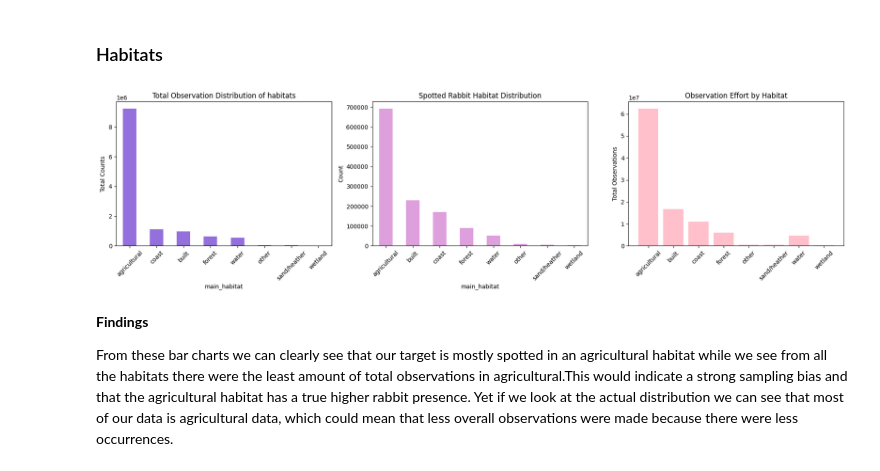
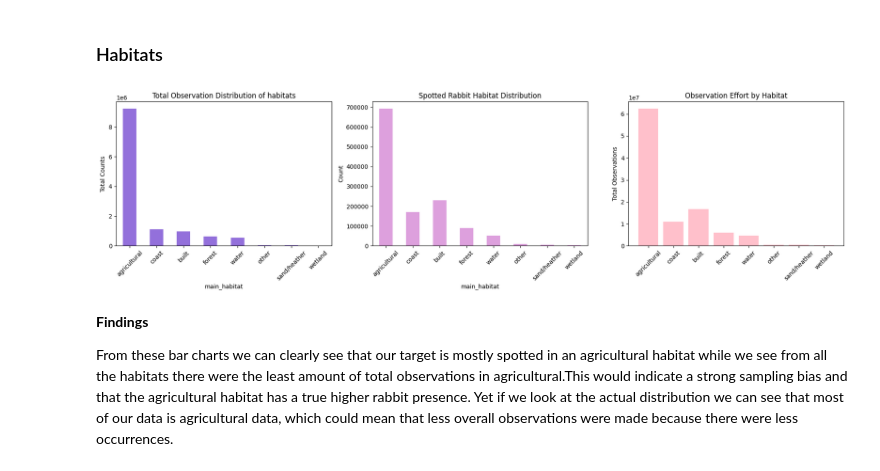
Before and after one commit to Sannebeast/Rabbitions, a Jupyter notebook: notebooks/project.ipynb, the cells around one changed output. Cells and saved outputs as stored; diff of their text form; code cells hidden in the pictures.

```diff
--- a/notebooks/project.ipynb
+++ b/notebooks/project.ipynb
@@ -296,31 +296,36 @@ The target variable is_spotted is binary and was summarized using the number and
 # %%
 fig, axes = plt.subplots(1, 3, figsize=(18, 5))
 
 # Total Observation Distribution
-df["main_habitat"].value_counts().plot(kind="bar", ax=axes[0], color="mediumpurple")
+hab_order = df["main_habitat"].value_counts().index
+df["main_habitat"].value_counts().reindex(hab_order).plot(
+    kind="bar", ax=axes[0], color="mediumpurple"
+)
 axes[0].set_title("Total Observation Distribution of habitats")
 axes[0].set_ylabel("Total Counts")
 axes[0].tick_params(axis='x', rotation=45)
 
 # Spotted rabbit habitat distribution
-df[df["is_spotted"] == 1]["main_habitat"].value_counts().plot(kind="bar", ax=axes[1], color="plum")
+df[df["is_spotted"] == 1]["main_habitat"].value_counts().reindex(hab_order).plot(
+    kind="bar", ax=axes[1], color="plum"
+)
 axes[1].set_title("Spotted Rabbit Habitat Distribution")
 axes[1].set_ylabel("Count")
 axes[1].tick_params(axis='x', rotation=45)
 
 # Observation effort by habitat
-effort = df.groupby("main_habitat")["total_observations"].sum()
+effort = df.groupby("main_habitat")["total_observations"].sum().reindex(hab_order)
 x = np.arange(len(effort.index))
 axes[2].bar(x, effort.values, color="pink")
 axes[2].set_title("Observation Effort by Habitat")
 axes[2].set_ylabel("Total Observations")
 axes[2].set_xticks(x)
 axes[2].set_xticklabels(effort.index, rotation=45)
 
 plt.tight_layout()
 plt.show()
 # %% [output]
-[figure, old version]
+[figure, new version]
 # %% [markdown]
 **Findings**
 
```
